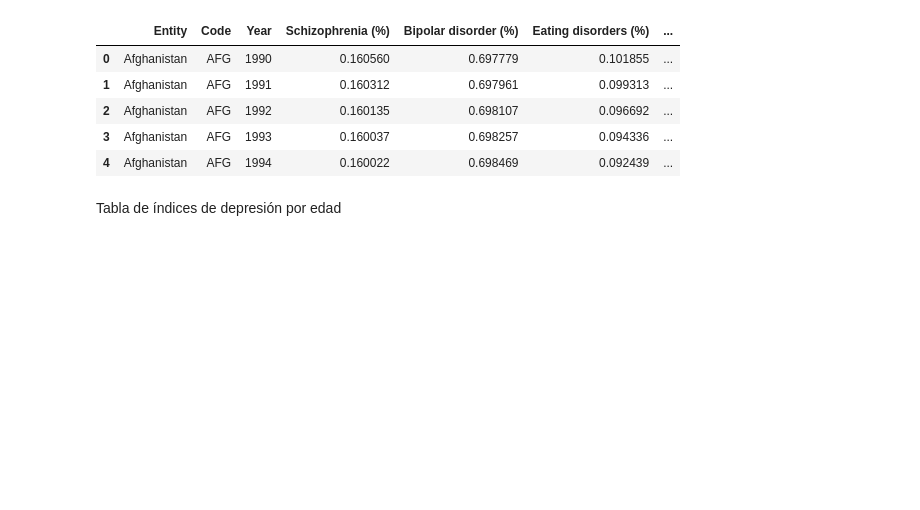
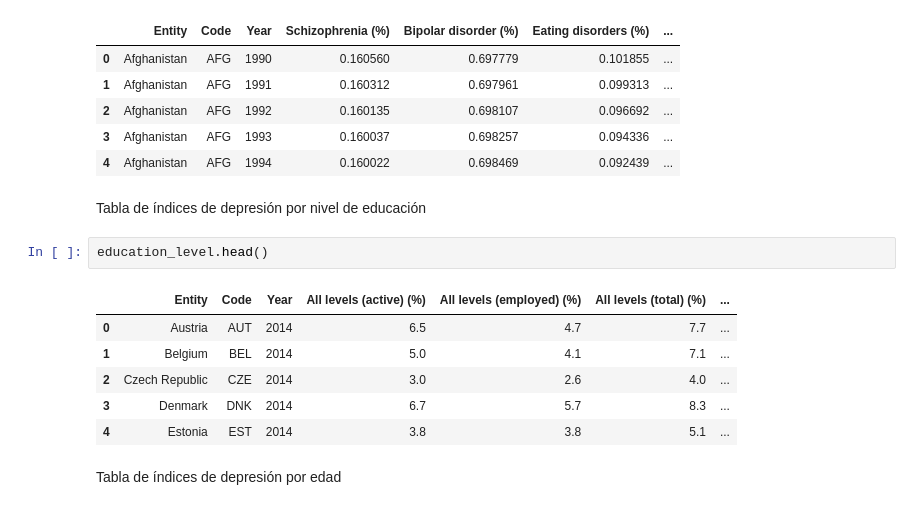
Before and after one commit to restradap001/Dementia, a Jupyter notebook: Project.ipynb, the cells around one changed output. Saved outputs shown, nothing was run; the diff lists cells and outputs as text; blank space fills up the shorter version.

```diff
--- a/Project.ipynb
+++ b/Project.ipynb
@@ -138,6 +171,17 @@ global_disorders.head()
 | 2 | Afghanistan | AFG | 1992 | 0.160135 | 0.698107 | 0.096692 | ... |
 | 3 | Afghanistan | AFG | 1993 | 0.160037 | 0.698257 | 0.094336 | ... |
 | 4 | Afghanistan | AFG | 1994 | 0.160022 | 0.698469 | 0.092439 | ... |
+# %% [markdown]
+Tabla de índices de depresión por nivel de educación
+# %%
+education_level.head()
+# %% [output]
+|  | Entity | Code | Year | All levels (active) (%) | All levels (employed) (%) | All levels (total) (%) | ... |
+| 0 | Austria | AUT | 2014 | 6.5 | 4.7 | 7.7 | ... |
+| 1 | Belgium | BEL | 2014 | 5.0 | 4.1 | 7.1 | ... |
+| 2 | Czech Republic | CZE | 2014 | 3.0 | 2.6 | 4.0 | ... |
+| 3 | Denmark | DNK | 2014 | 6.7 | 5.7 | 8.3 | ... |
+| 4 | Estonia | EST | 2014 | 3.8 | 3.8 | 5.1 | ... |
 # %% [markdown]
 Tabla de índices de depresión por edad
 # %%
```
Also changed, not shown: parts of 11 cells of this notebook, 1 other file.
